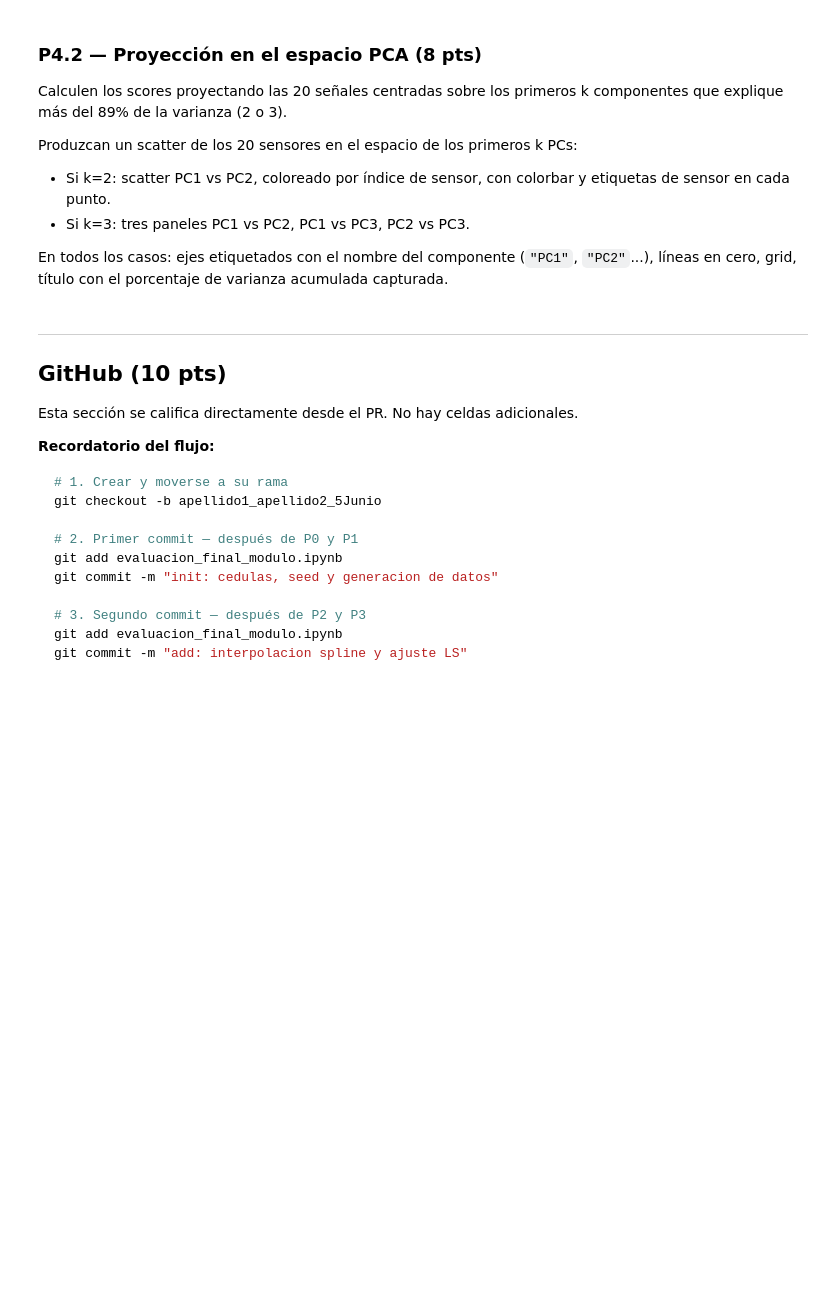
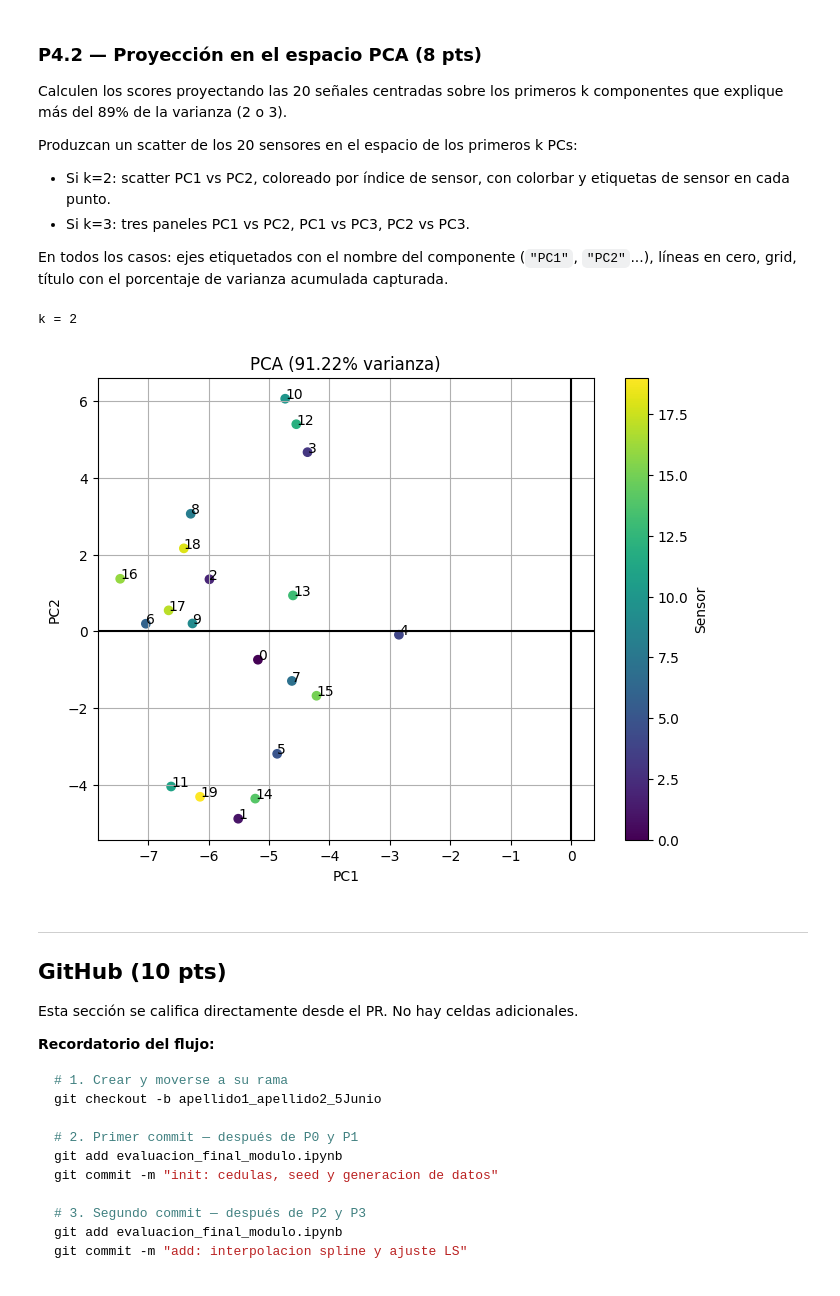
Before and after one commit to manubastidas/programacionCientifica, a Jupyter notebook: Evaluacion/marulanda_osorno_evaluacion1.ipynb, the cells around one changed output. Cells and saved outputs as stored; diff of their text form; code cells hidden in the pictures; blank space fills up the shorter version.

```diff
--- a/Evaluacion/marulanda_osorno_evaluacion1.ipynb
+++ b/Evaluacion/marulanda_osorno_evaluacion1.ipynb
@@ -395,6 +441,48 @@ Produzcan un scatter de los 20 sensores en el espacio de los primeros k PCs:
 
 En todos los casos: ejes etiquetados con el nombre del componente (`"PC1"`, `"PC2"`...),
 líneas en cero, grid, título con el porcentaje de varianza acumulada capturada.
+# %%
+k = np.argmax(cum_ratio >= 0.89) + 1
+
+print("k =", k)
+
+scores = X_centered @ Vt[:k].T
+
+if k == 2:
+
+    plt.figure(figsize=(8,6))
+
+    sc = plt.scatter(
+        scores[:,0],
+        scores[:,1],
+        c=np.arange(m)
+    )
+
+    for i in range(m):
+        plt.text(
+            scores[i,0],
+            scores[i,1],
+            str(i)
+        )
+
+    plt.axhline(0,color='k')
+    plt.axvline(0,color='k')
+
+    plt.grid(True)
+
+    plt.xlabel("PC1")
+    plt.ylabel("PC2")
+
+    plt.title(
+        f"PCA ({cum_ratio[k-1]*100:.2f}% varianza)"
+    )
+
+    plt.colorbar(sc,label="Sensor")
+
+    plt.show()
+# %% [output]
+k = 2
+[figure, added]
 # %% [markdown]
 ---
 ## GitHub (10 pts)
```
Also changed, not shown: parts of 2 cells of this notebook.
